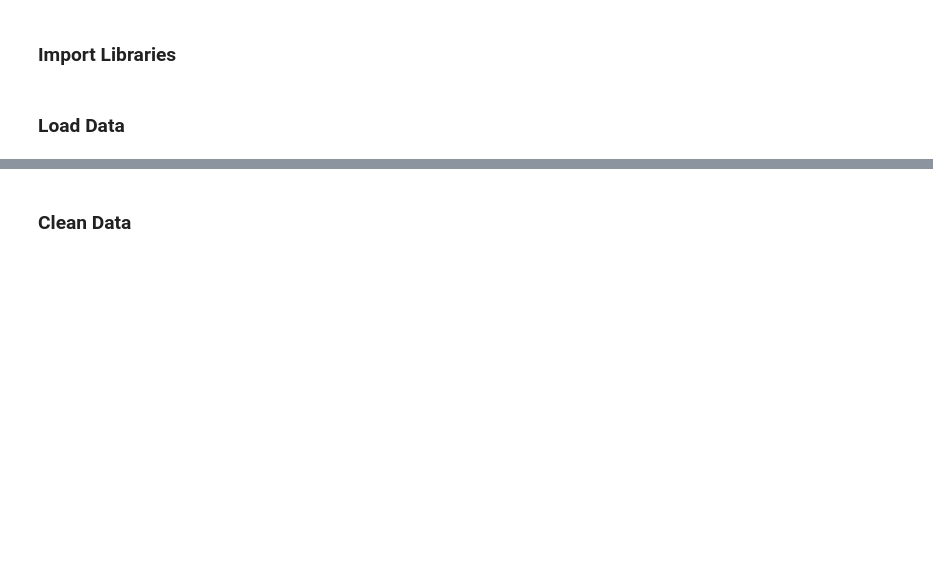
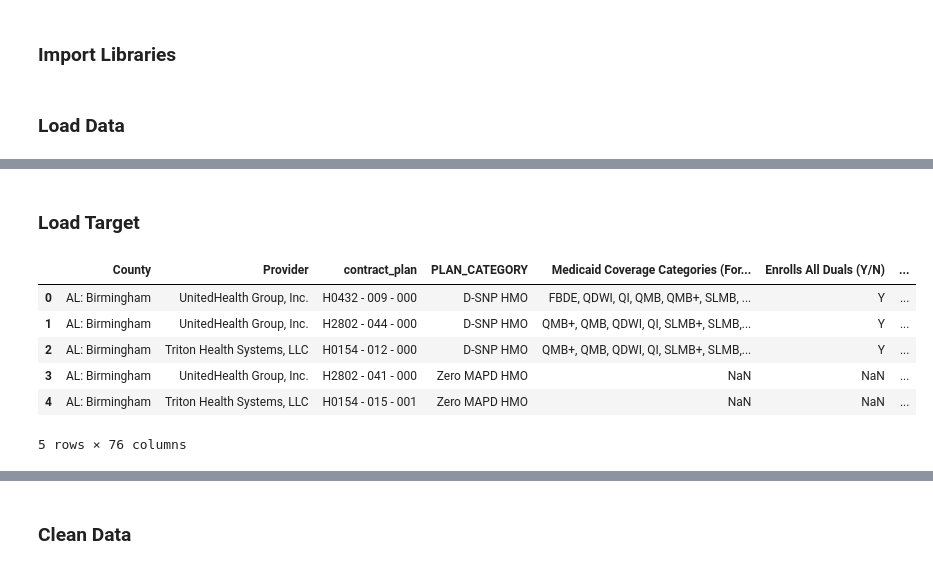
Before and after one commit to britt-regan/health-plan-comparison, a Jupyter notebook: text_preprocessing.ipynb, the cells around one changed output, grey strips where cells are left out. Cells and saved outputs as stored; diff of their text form; code cells hidden in the pictures; blank space fills up the shorter version.

```diff
--- a/text_preprocessing.ipynb
+++ b/text_preprocessing.ipynb
@@ -45,0 +58,2 @@ dataset = pd.DataFrame(data, columns = ['state', 'county', 'provider', 'plan', '
+# %% [markdown]
+### Load Target
@@ -45,0 +64,10 @@ dataset = pd.DataFrame(data, columns = ['state', 'county', 'provider', 'plan', '
+# %%
+benefits_grid.head()
+# %% [output]
+|  | County | Provider | contract_plan | PLAN_CATEGORY | Medicaid Coverage Categories (For... | Enrolls All Duals (Y/N) | ... |
+| 0 | AL: Birmingham | UnitedHealth Group, Inc. | H0432 - 009 - 000 | D-SNP HMO | FBDE, QDWI, QI, QMB, QMB+, SLMB, ... | Y | ... |
+| 1 | AL: Birmingham | UnitedHealth Group, Inc. | H2802 - 044 - 000 | D-SNP HMO | QMB+, QMB, QDWI, QI, SLMB+, SLMB,... | Y | ... |
+| 2 | AL: Birmingham | Triton Health Systems, LLC | H0154 - 012 - 000 | D-SNP HMO | QMB+, QMB, QDWI, QI, SLMB+, SLMB,... | Y | ... |
+| 3 | AL: Birmingham | UnitedHealth Group, Inc. | H2802 - 041 - 000 | Zero MAPD HMO | NaN | NaN | ... |
+| 4 | AL: Birmingham | Triton Health Systems, LLC | H0154 - 015 - 001 | Zero MAPD HMO | NaN | NaN | ... |
+5 rows × 76 columns
```
Also changed, not shown: parts of 9 cells of this notebook, 1 other file.
